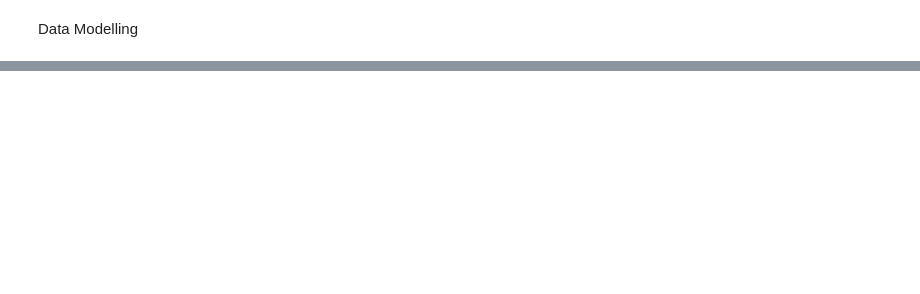
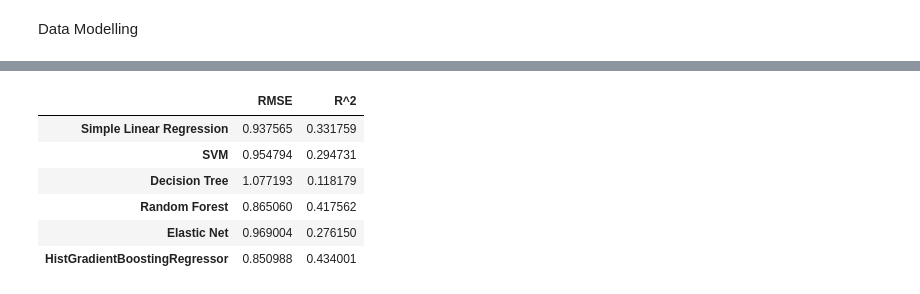
Before and after one commit to Gerriy/MSBD5001-Project, a Jupyter notebook: Analysis.ipynb, the cells around one changed output, grey strips where cells are left out. Cells and saved outputs as stored; diff of their text form; code cells hidden in the pictures; blank space fills up the shorter version.

```diff
--- a/Analysis.ipynb
+++ b/Analysis.ipynb
@@ -286,0 +368,14 @@ print(evaluation["Random Forest"])
+# %%
+model = RandomForestRegressor()
+
+scores = cross_validate(model, X, Y, cv=5,
+                        scoring=('r2', 'neg_mean_squared_error'),
+                        return_train_score=True)
+
+rmse = np.sqrt(-scores['test_neg_mean_squared_error'])
+r2 = scores['test_r2']
+print(rmse, rmse.mean())
+print(r2, r2.mean())
+
+evaluation_kfold["Random Forest"] = [rmse.mean(), r2.mean()]
+evaluation_kfold_all["Random Forest"] = [rmse, r2]
@@ -296,0 +406,13 @@ print(evaluation["Elastic Net"])
+# %%
+model = ElasticNet()
+
+scores = cross_validate(model, X, Y, cv=5,
+                        scoring=('r2', 'neg_mean_squared_error'),
+                        return_train_score=True)
+rmse = np.sqrt(-scores['test_neg_mean_squared_error'])
+r2 = scores['test_r2']
+print(rmse, rmse.mean())
+print(r2, r2.mean())
+
+evaluation_kfold["Elastic Net"] = [rmse.mean(), r2.mean()]
+evaluation_kfold_all["Elastic Net"] = [rmse, r2]
@@ -317,0 +539,11 @@ evaluation_df
+# %%
+evaluation_kfold_df = pd.DataFrame(evaluation_kfold, index = ["RMSE", "R^2"]).T
+evaluation_kfold_df
+# %% [output]
+|  | RMSE | R^2 |
+| Simple Linear Regression | 0.937565 | 0.331759 |
+| SVM | 0.954794 | 0.294731 |
+| Decision Tree | 1.077193 | 0.118179 |
+| Random Forest | 0.865060 | 0.417562 |
+| Elastic Net | 0.969004 | 0.276150 |
+| HistGradientBoostingRegressor | 0.850988 | 0.434001 |
```
Also changed, not shown: parts of 50 cells of this notebook.
